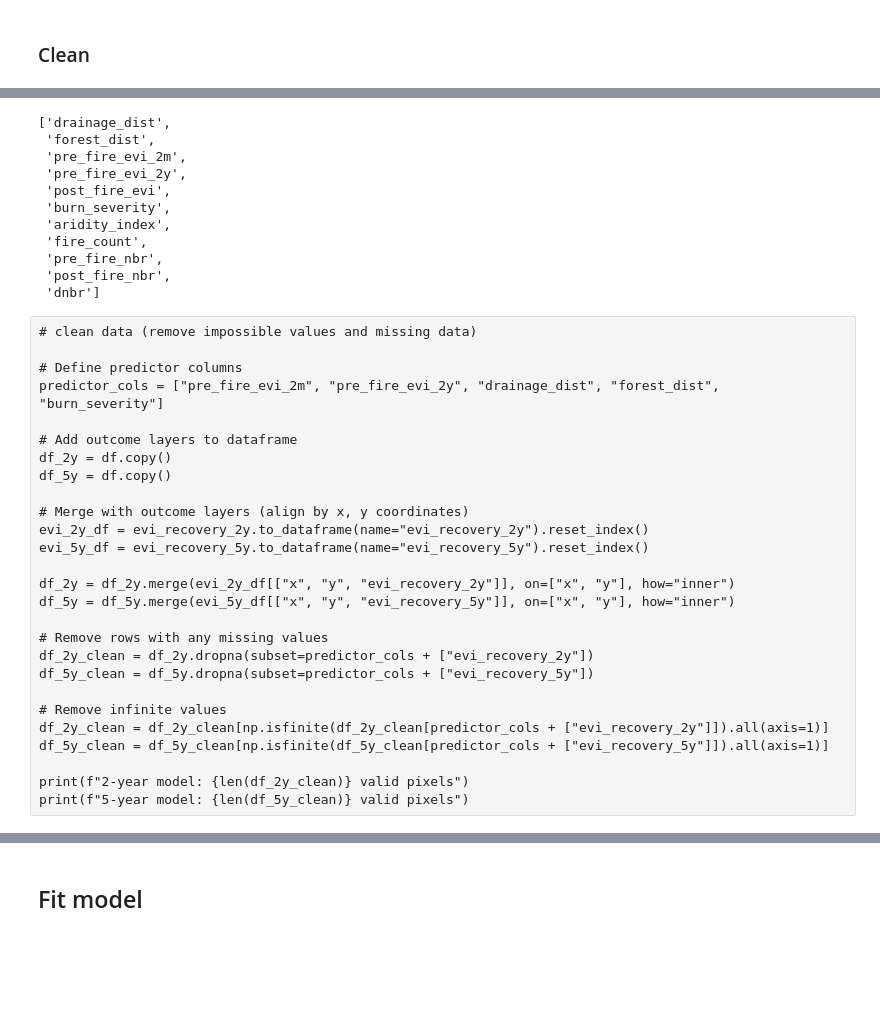
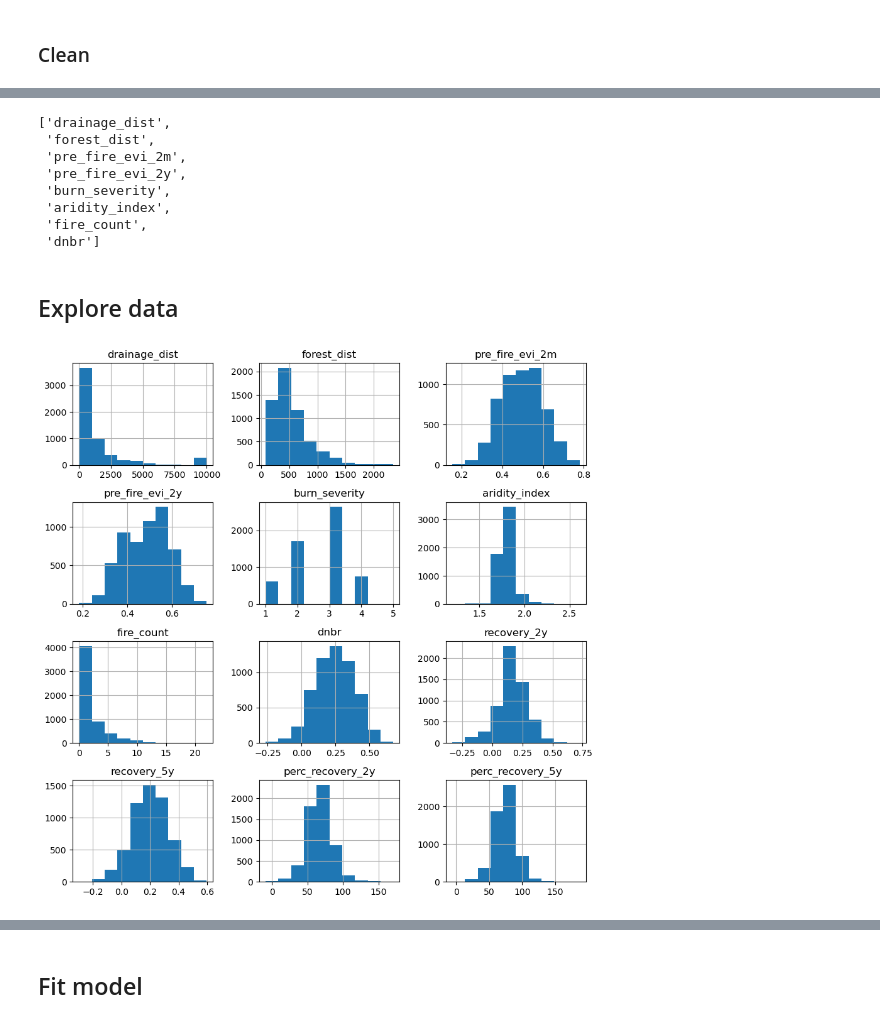
Before and after one commit to ninorp55/tropical-peat-post-fire-vegetation-recovery, a Jupyter notebook: 4_random_forest-Nina.ipynb, the cells around one changed output, grey strips where cells are left out. Saved outputs shown, nothing was run; the diff lists cells and outputs as text; code cells hidden in the pictures; blank space fills up the shorter version.

Commit message:
added histograms and relative recovery metric

```diff
--- a/4_random_forest-Nina.ipynb
+++ b/4_random_forest-Nina.ipynb
@@ -36,23 +36,27 @@ dnbr = pre_fire_nbr - post_fire_nbr
 # I guess i renamed them here as outcome layers, in my folder, i hope is not so confusing
 evi_recovery_2y = rxr.open_rasterio("output-data/EVI/dif_evi_short_2017_minus_2015.tif").squeeze()
 evi_recovery_5y = rxr.open_rasterio("output-data/EVI/dif_evi_long_2020_minus_2015.tif").squeeze()
+
+perc_evi_recovery_2y = rxr.open_rasterio("output-data/EVI/perc_recovery_2017.tif").squeeze()
+perc_evi_recovery_5y = rxr.open_rasterio("output-data/EVI/perc_recovery_2020.tif").squeeze()
 # %%
 # combine in one dataset
 ds = xr.Dataset({
     "study_area": study_area,
+    # predictors
     "drainage_dist": drainage_dist,
     "forest_dist": forest_dist,
     "pre_fire_evi_2m": pre_fire_evi_2m,
     "pre_fire_evi_2y": pre_fire_evi_2y,
-    'post_fire_evi': post_fire_evi,
     "burn_severity": burn_severity,
     'aridity_index': aridity_index,
     'fire_count': fire_count,
-    'pre_fire_nbr': pre_fire_nbr,
-    'post_fire_nbr': post_fire_nbr,
     'dnbr': dnbr,
+    # target variables
     'recovery_2y': evi_recovery_2y,
-    'recovery_5y': evi_recovery_5y
+    'recovery_5y': evi_recovery_5y,
+    'perc_recovery_2y': perc_evi_recovery_2y,
+    'perc_recovery_5y': perc_evi_recovery_5y
 })
 # %%
 # transform to pandas dataframe (only study area pixels)
@@ -131,46 +114,19 @@ df_clean
 # %%
-predictor_cols = df_clean.columns.to_list()[:-2]
+# make list with predictor column names
+predictor_cols = df_clean.columns.to_list()[:-4]
 predictor_cols
 # %% [output]
 ['drainage_dist',
  'forest_dist',
  'pre_fire_evi_2m',
  'pre_fire_evi_2y',
- 'post_fire_evi',
  'burn_severity',
  'aridity_index',
  'fire_count',
- 'pre_fire_nbr',
- 'post_fire_nbr',
  'dnbr']
-# %% [raw]
-# clean data (remove impossible values and missing data)
-
-# Define predictor columns
-predictor_cols = ["pre_fire_evi_2m", "pre_fire_evi_2y", "drainage_dist", "forest_dist", "burn_severity"]
-
-# Add outcome layers to dataframe
-df_2y = df.copy()
-df_5y = df.copy()
-
-# Merge with outcome layers (align by x, y coordinates)
-evi_2y_df = evi_recovery_2y.to_dataframe(name="evi_recovery_2y").reset_index()
-evi_5y_df = evi_recovery_5y.to_dataframe(name="evi_recovery_5y").reset_index()
-
-df_2y = df_2y.merge(evi_2y_df[["x", "y", "evi_recovery_2y"]], on=["x", "y"], how="inner")
-df_5y = df_5y.merge(evi_5y_df[["x", "y", "evi_recovery_5y"]], on=["x", "y"], how="inner")
-
-# Remove rows with any missing values
-df_2y_clean = df_2y.dropna(subset=predictor_cols + ["evi_recovery_2y"])
-df_5y_clean = df_5y.dropna(subset=predictor_cols + ["evi_recovery_5y"])
-
-# Remove infinite values
-df_2y_clean = df_2y_clean[np.isfinite(df_2y_clean[predictor_cols + ["evi_recovery_2y"]]).all(axis=1)]
-df_5y_clean = df_5y_clean[np.isfinite(df_5y_clean[predictor_cols + ["evi_recovery_5y"]]).all(axis=1)]
-
-print(f"2-year model: {len(df_2y_clean)} valid pixels")
-print(f"5-year model: {len(df_5y_clean)} valid pixels")
 # %%
 # clean data (remove impossible values
 
 # remove missing data
+# %% [markdown]
+## Explore data
@@ -176,0 +136,8 @@ print(f"5-year model: {len(df_5y_clean)} valid pixels")
+# %%
+# histograms for all columns
+fig, axis = plt.subplots(round(df_clean.shape[1]/3), 3, figsize=(9,9))
+df_clean.hist(ax=axis)
+plt.tight_layout()
+plt.show()
+# %% [output]
+[figure, added]
```
Also changed, not shown: parts of 18 cells of this notebook.
